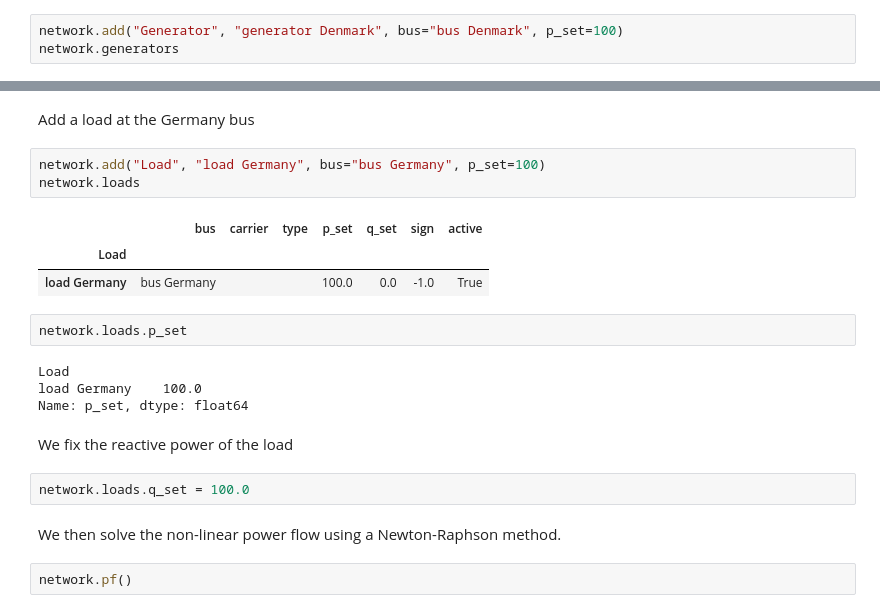
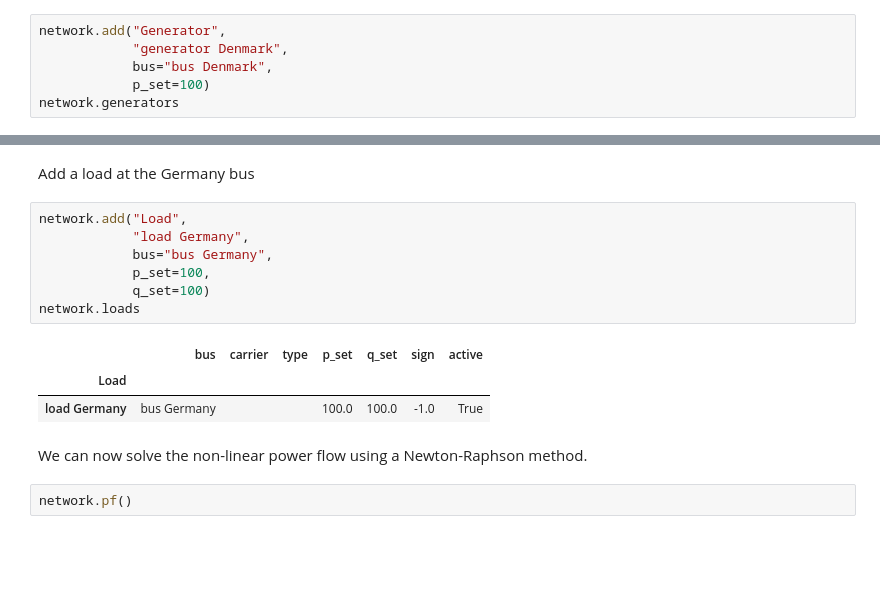
Before and after one commit to martavp/integrated-energy-grids, a Jupyter notebook: integrated-energy-grids/Problems/Problem05.01.ipynb, the cells around one changed output, grey strips where cells are left out. Saved outputs shown, nothing was run; the diff lists cells and outputs as text; blank space fills up the shorter version.

```diff
--- a/integrated-energy-grids/Problems/Problem05.01.ipynb
+++ b/integrated-energy-grids/Problems/Problem05.01.ipynb
@@ -57,7 +60,10 @@ network.lines
 # %% [markdown]
 Add a generator at the Denmark bus.
 # %%
-network.add("Generator", "generator Denmark", bus="bus Denmark", p_set=100)
+network.add("Generator",
+            "generator Denmark",
+            bus="bus Denmark",
+            p_set=100)
 network.generators
 # %% [output]
 |  | bus | control | type | p_nom | p_nom_mod | p_nom_extendable | p_nom_min | p_nom_max | p_min_pu | ... |
@@ -73,24 +79,18 @@ Name: p_set, dtype: float64
 # %% [markdown]
 Add a load at the Germany bus
 # %%
-network.add("Load", "load Germany", bus="bus Germany", p_set=100)
+network.add("Load",
+            "load Germany",
+            bus="bus Germany",
+            p_set=100,
+            q_set=100)
 network.loads
 # %% [output]
 |  | bus | carrier | type | p_set | q_set | sign | active |
 | Load |  |  |  |  |  |  |  |
-| load Germany | bus Germany |  |  | 100.0 | 0.0 | -1.0 | True |
+| load Germany | bus Germany |  |  | 100.0 | 100.0 | -1.0 | True |
-# %%
-network.loads.p_set
-# %% [output]
-Load
-load Germany    100.0
-Name: p_set, dtype: float64
-# %% [markdown]
-We fix the reactive power of the load
-# %%
-network.loads.q_set = 100.0
 # %% [markdown]
-We then solve the non-linear power flow using a Newton-Raphson method.
+We can now solve the non-linear power flow using a Newton-Raphson method.
 # %%
 network.pf()
 # %% [output]
```
Also changed, not shown: parts of 6 cells of this notebook, 9 other files.
